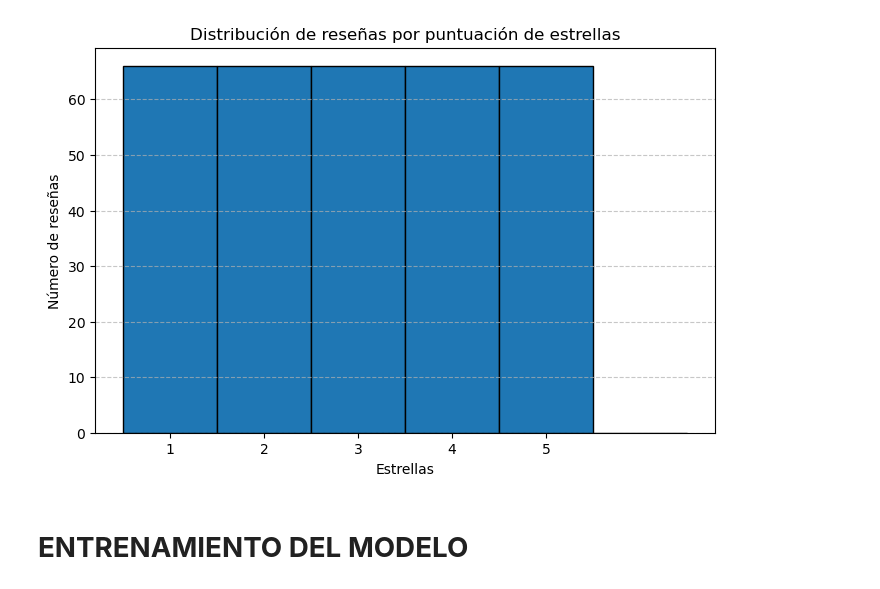
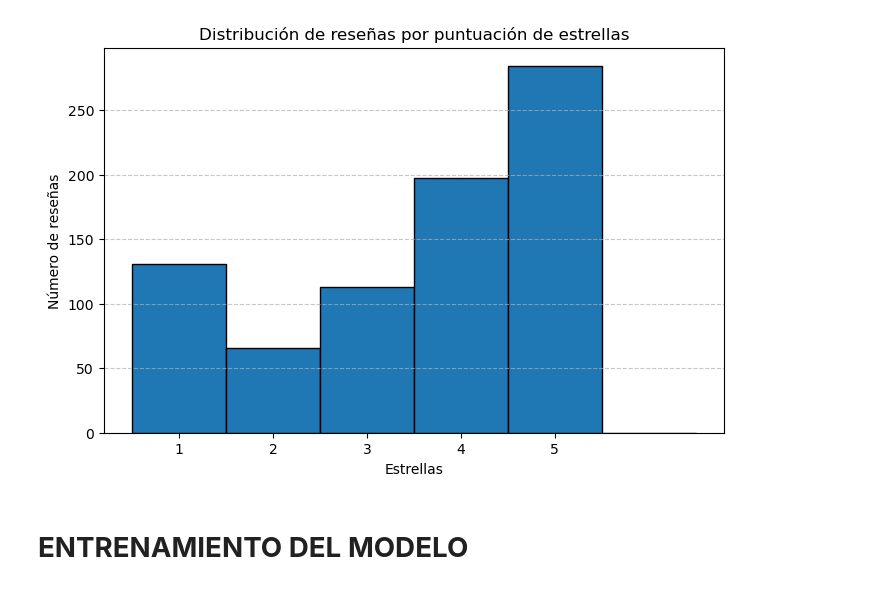
Before and after one commit to tecoloniso/amazonReviews, a Jupyter notebook: completo.ipynb, the cells around one changed output. Cells and saved outputs as stored; diff of their text form; code cells hidden in the pictures.

```diff
--- a/completo.ipynb
+++ b/completo.ipynb
@@ -323,19 +268,19 @@ def matriz_confusion(y,y_pred):
 # %%
 def distribucion_estrellas(y):
     # Crear histograma de la distribución de estrellas
     plt.figure(figsize=(8, 5))
     plt.hist(y, bins=range(1, 8), edgecolor='black', align='left')
     plt.xticks(range(1, 6))  # Ajustar ticks a las puntuaciones de 1 a 5
     plt.xlabel("Estrellas")
     plt.ylabel("Número de reseñas")
     plt.title("Distribución de reseñas por puntuación de estrellas")
     plt.grid(axis='y', linestyle='--', alpha=0.7)
     plt.show()
     return
 
-distribucion_estrellas(y_under)
+distribucion_estrellas(y)
 # %% [output]
-[figure, old version]
+[figure, new version]
 # %%
 def distancia_predicciones(y, y_pred):
     y = np.array(y)
```
Also changed, not shown: parts of 13 cells of this notebook.
